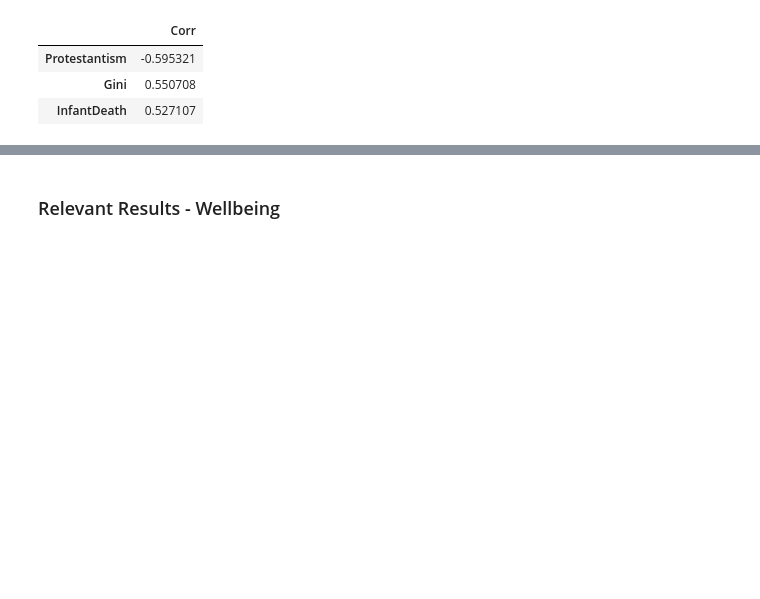
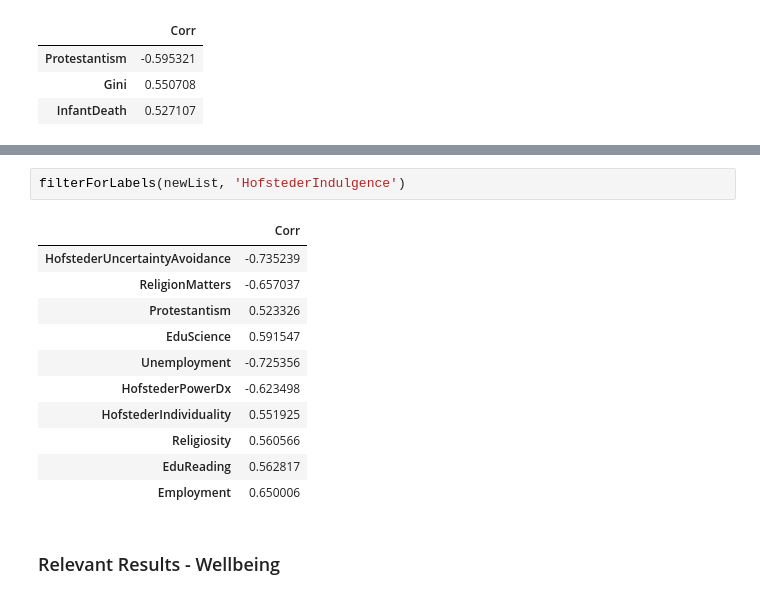
Before and after one commit to JamesIgoe/AzureNotebooks, a Jupyter notebook: OECD_Cross_Correlations.ipynb, the cells around one changed output, grey strips where cells are left out. Drawn from its saved outputs; the diff is of its cells as text; blank space fills up the shorter version.

```diff
--- a/OECD_Cross_Correlations.ipynb
+++ b/OECD_Cross_Correlations.ipynb
@@ -172,3 +189,17 @@ filterForLabels(newList, 'HofstederPowerDx')
+# %%
+filterForLabels(newList, 'HofstederIndulgence')
+# %% [output]
+|  | Corr |
+| HofstederUncertaintyAvoidance | -0.735239 |
+| ReligionMatters | -0.657037 |
+| Protestantism | 0.523326 |
+| EduScience | 0.591547 |
+| Unemployment | -0.725356 |
+| HofstederPowerDx | -0.623498 |
+| HofstederIndividuality | 0.551925 |
+| Religiosity | 0.560566 |
+| EduReading | 0.562817 |
+| Employment | 0.650006 |
 # %% [markdown]
 ### Relevant Results - Wellbeing
 # %%
```
Also changed, not shown: parts of 10 cells of this notebook.
